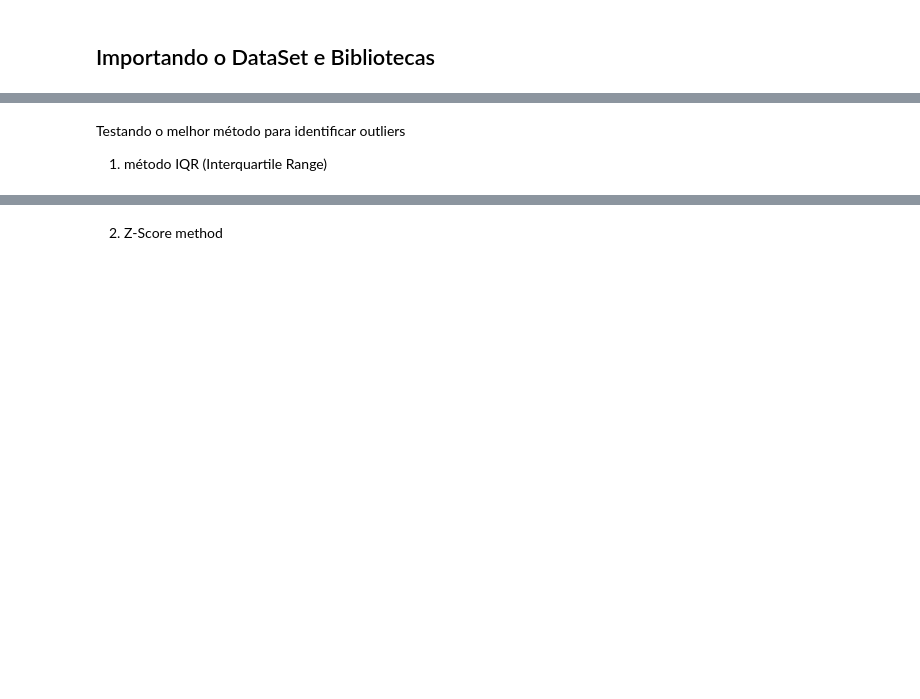
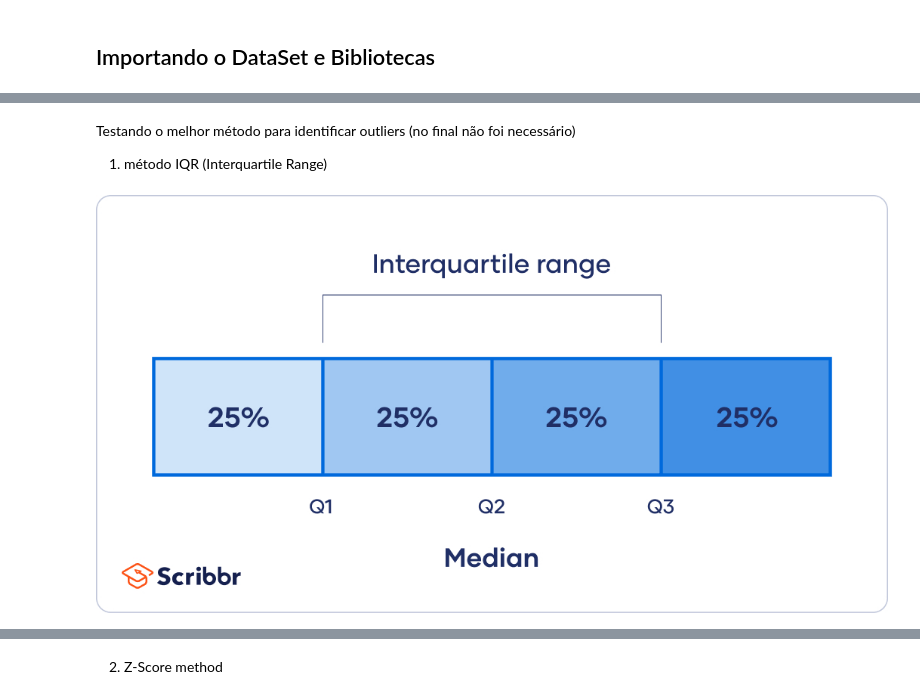
Before and after one commit to nauancastro/ML_ClassificationProblem_ScikitLearn, a Jupyter notebook: Solution.ipynb, the cells around one changed output, grey strips where cells are left out. Drawn from its saved outputs; the diff is of its cells as text; code cells hidden in the pictures; blank space fills up the shorter version.

Commit message:
Finalização do trabalho

```diff
--- a/Solution.ipynb
+++ b/Solution.ipynb
@@ -76,6 +146,17 @@ data.head()
 # %% [markdown]
-Testando o melhor método para identificar outliers
+Testando o melhor método para identificar outliers (no final não foi necessário)
 1. método IQR (Interquartile Range)
+# %%
+# Imagem com breve explicação sobre como funciona esse método para identificar outliers
+from IPython.display import Image
+
+# Caminho para a imagem
+caminho_imagem = 'img/explicacaoIQR.jpg'
+
+# Exibindo a imagem
+Image(filename=caminho_imagem)
+# %% [output]
+[figure, added]
 # %%
 # Método IQR para identificar e tratar outliers
 
```
Also changed, not shown: parts of 40 cells of this notebook, 4 other files.
